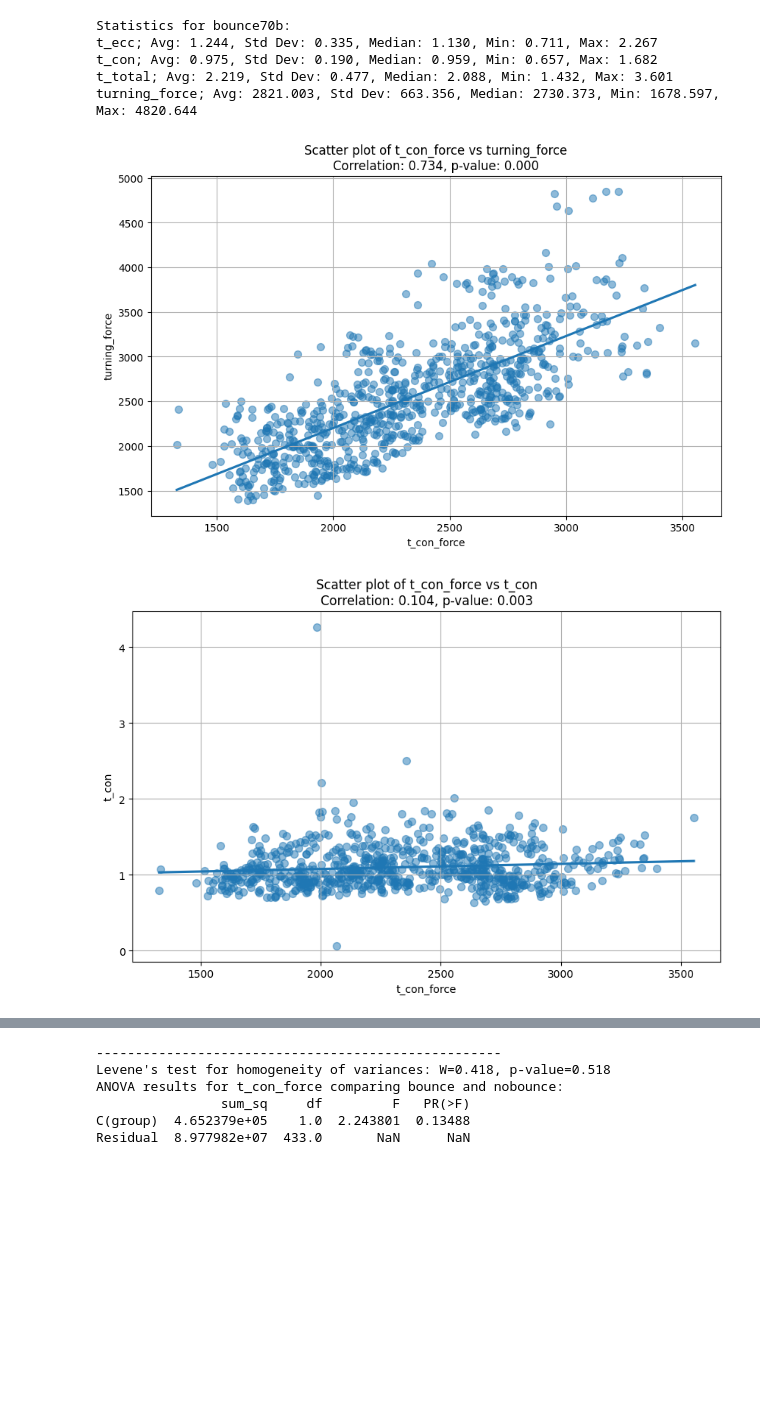
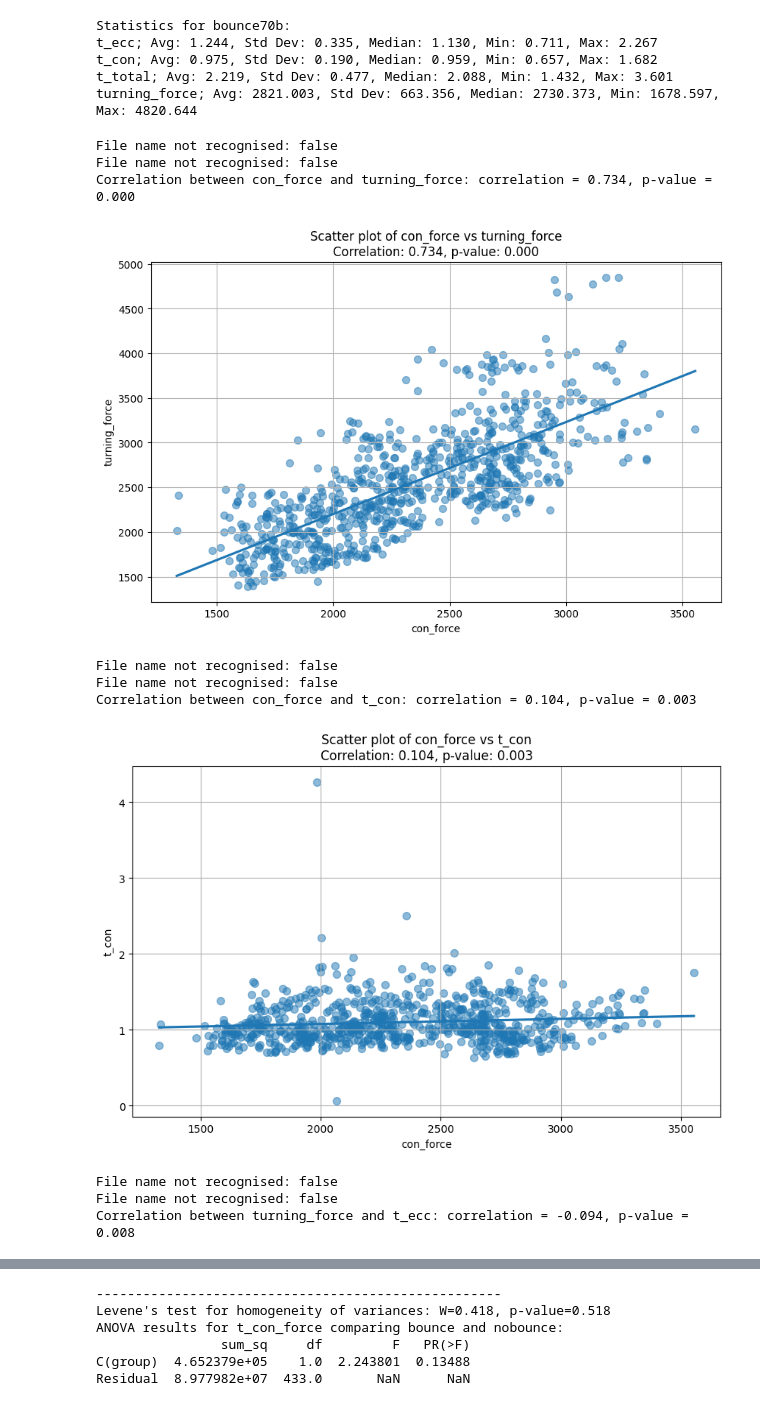
Before and after one commit to loieboi/BounceInsight, a Jupyter notebook: run.ipynb, the cells around one changed output, grey strips where cells are left out. Saved outputs shown, nothing was run; the diff lists cells and outputs as text; code cells hidden in the pictures; blank space fills up the shorter version.

```diff
--- a/run.ipynb
+++ b/run.ipynb
@@ -96,0 +86,2 @@ turning_force; Avg: 2544.861, Std Dev: 614.625, Median: 2485.807, Min: 1393.323,
+# %%
+insight.run_statistics_old(analysis_type='summary')
@@ -123,10 +133,19 @@ t_con; Avg: 0.975, Std Dev: 0.190, Median: 0.959, Min: 0.657, Max: 1.682
 t_total; Avg: 2.219, Std Dev: 0.477, Median: 2.088, Min: 1.432, Max: 3.601
 turning_force; Avg: 2821.003, Std Dev: 663.356, Median: 2730.373, Min: 1678.597, Max: 4820.644
 # %%
-insight.run_statistics(analysis_type='cor', metric1='t_con_force', metric2='turning_force')
-insight.run_statistics(analysis_type='cor', metric1='t_con_force', metric2='t_con')
+insight.run_statistics(analysis_type='cor', metric1='con_force', metric2='turning_force')
+insight.run_statistics(analysis_type='cor', metric1='con_force', metric2='t_con')
 insight.run_statistics(analysis_type='cor', metric1='turning_force', metric2='t_ecc')
 # %% [output]
+File name not recognised: false
+File name not recognised: false
+Correlation between con_force and turning_force: correlation = 0.734, p-value = 0.000
-[figure, old version]
+[figure, new version]
+File name not recognised: false
+File name not recognised: false
+Correlation between con_force and t_con: correlation = 0.104, p-value = 0.003
-[figure, old version]
+[figure, new version]
+File name not recognised: false
+File name not recognised: false
+Correlation between turning_force and t_ecc: correlation = -0.094, p-value = 0.008
 [figure]
```
Also changed, not shown: parts of 6 cells of this notebook, 7 other files.
